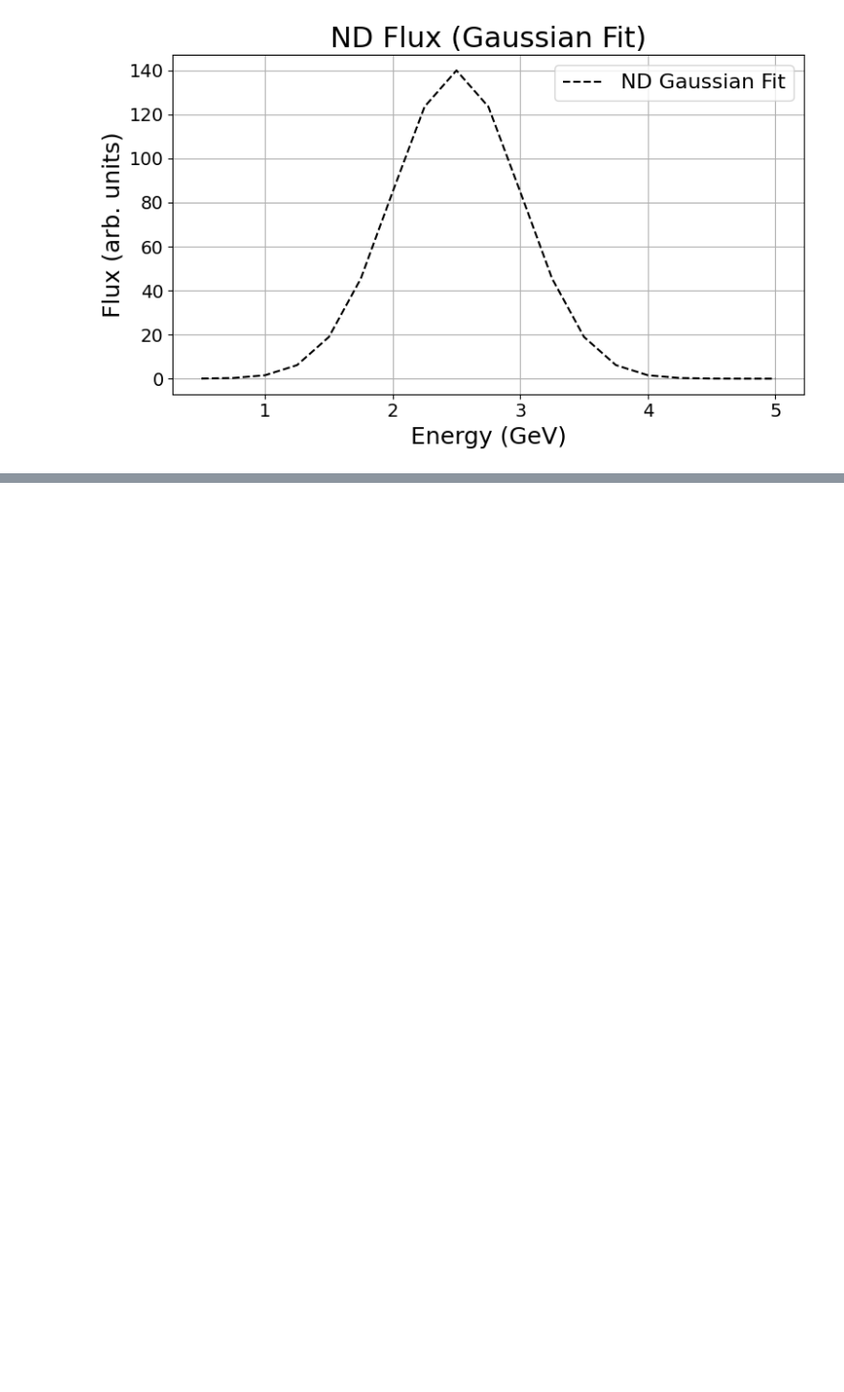
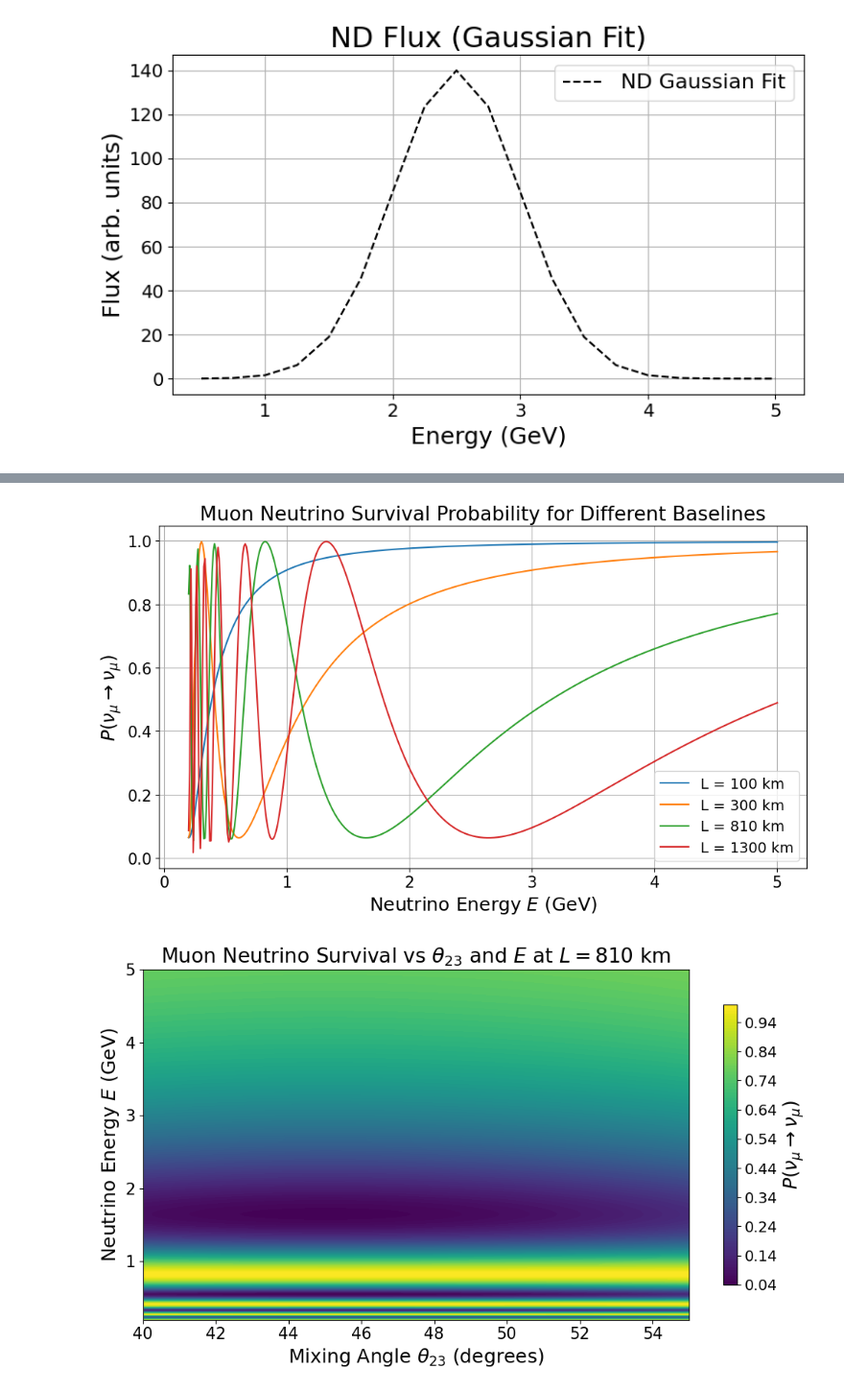
Before and after one commit to somar9/Neutrino-Oscillation-Project, a Jupyter notebook: 3_Flavour_oscillation(2).ipynb, the cells around one changed output, grey strips where cells are left out. Shown at 96% size. Saved outputs shown, nothing was run; the diff lists cells and outputs as text; code cells hidden in the pictures; blank space fills up the shorter version.

```diff
--- a/3_Flavour_oscillation(2).ipynb
+++ b/3_Flavour_oscillation(2).ipynb
@@ -442,0 +582,76 @@ energies_eV = energies_GeV * 1e9
+# %%
+# --- Oscillation parameters ---
+theta12 = np.radians(33.44)
+theta13 = np.radians(8.57)
+theta23 = np.radians(49.2)
+
+dm2_21 = 7.42e-5
+dm2_31 = 2.517e-3
+
+# --- General 3-flavour muon survival probability ---
+def P_mu_to_mu_3f(E, L, dm2_21, dm2_31, theta12, theta13, theta23):
+    x21 = 1.27 * dm2_21 * L / E
+    x31 = 1.27 * dm2_31 * L / E
+    term1 = np.sin(2 * theta23)**2 * np.cos(theta13)**4 * np.sin(x31)**2
+    term2 = np.sin(2 * theta12)**2 * np.sin(theta23)**4 * np.sin(x21)**2
+    return 1 - term1 - term2
+
+# --- Graph 1: Muon survival vs energy for various baselines ---
+E = np.linspace(0.2, 5.0, 500)
+plt.figure(figsize=(10, 6))
+for L in [100, 300, 810, 1300]:  # km
+    P = P_mu_to_mu_3f(E, L, dm2_21, dm2_31, theta12, theta13, theta23)
+    plt.plot(E, P, label=f'L = {L} km')
+
+plt.xlabel("Neutrino Energy $E$ (GeV)", fontsize=18)
+plt.ylabel(r"$P(\nu_\mu \rightarrow \nu_\mu)$", fontsize=18)
+plt.title("Muon Neutrino Survival Probability for Different Baselines", fontsize=19)
+plt.legend(fontsize=14)
+plt.grid(True)
+plt.tick_params(axis='both', labelsize=15)
+plt.tight_layout()
+plt.show()
+
+# --- Graph 2: Heatmap of survival probability vs θ23 and E at fixed L ---
+theta23_vals = np.radians(np.linspace(40, 55, 200))
+E_vals = np.linspace(0.2, 5.0, 200)
+TH23, EE = np.meshgrid(theta23_vals, E_vals)
+prob_map = P_mu_to_mu_3f(EE, 810, dm2_21, dm2_31, theta12, theta13, TH23)
+
+plt.figure(figsize=(10, 6))
+c = plt.contourf(np.degrees(TH23), EE, prob_map, levels=100, cmap='viridis')
+plt.colorbar(c, label=r"$P(\nu_\mu \rightarrow \nu_\mu)$", shrink=0.8)
+plt.xlabel(r"Mixing Angle $\theta_{23}$ (degrees)", fontsize=18)
+plt.ylabel("Neutrino Energy $E$ (GeV)", fontsize=18)
+plt.title(r"Muon Neutrino Survival vs $\theta_{23}$ and $E$ at $L=810$ km", fontsize=19)
+plt.tick_params(axis='both', labelsize=15)
+plt.tight_layout()
+plt.show()
+
+# --- Graph 3: νμ → νe vs energy, NH vs IH ---
+def P_mu_to_e(E, L, dm2_21, dm2_31, theta12, theta13, theta23, delta_cp):
+    x31 = 1.27 * dm2_31 * L / E
+    x21 = 1.27 * dm2_21 * L / E
+    A = np.sin(2 * theta13) * np.sin(theta23)
+    B = np.sin(2 * theta12) * np.cos(theta13) * np.sin(2 * theta13) * np.sin(theta23)
+    CP_term = np.cos(delta_cp - x31)
+    return A**2 * np.sin(x31)**2 + B * np.sin(x21) * np.sin(x31) * CP_term
+
+plt.figure(figsize=(10, 6))
+delta_cp = 0  # Fixed CP phase
+plt.plot(E, P_mu_to_e(E, 810, dm2_21, +2.517e-3, theta12, theta13, theta23, delta_cp),
+         label='Normal Hierarchy', color='blue')
+plt.plot(E, P_mu_to_e(E, 810, dm2_21, -2.517e-3, theta12, theta13, theta23, delta_cp),
+         label='Inverted Hierarchy', color='red')
+
+plt.xlabel("Neutrino Energy $E$ (GeV)", fontsize=18)
+plt.ylabel(r"$P(\nu_\mu \rightarrow \nu_e)$", fontsize=18)
+plt.title(r"Appearance Probability for Normal vs Inverted Hierarchy", fontsize=19)
+plt.legend(fontsize=14)
+plt.grid(True)
+plt.tick_params(axis='both', labelsize=15)
+plt.tight_layout()
+plt.show()
+# %% [output]
+[figure, added]
+[figure, added]
```
Also changed, not shown: parts of 8 cells of this notebook.
